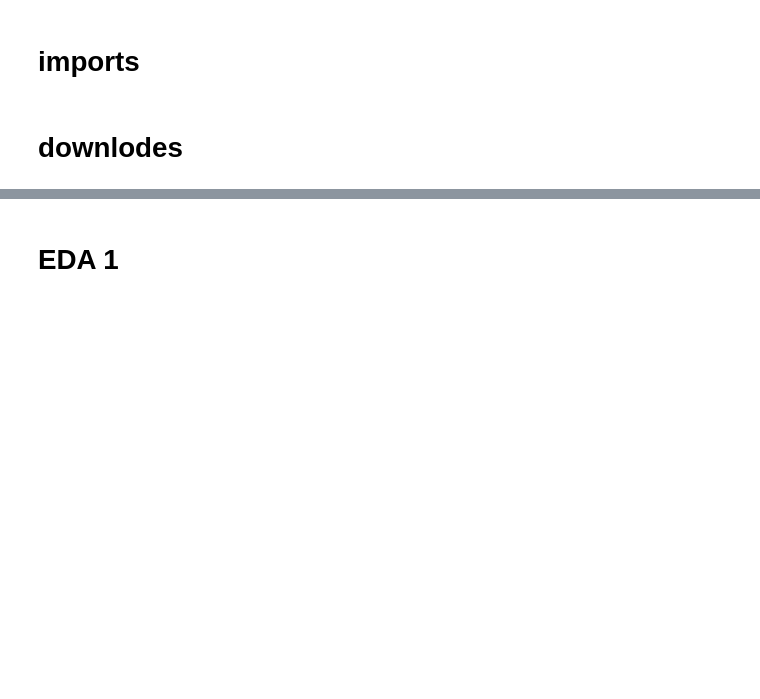
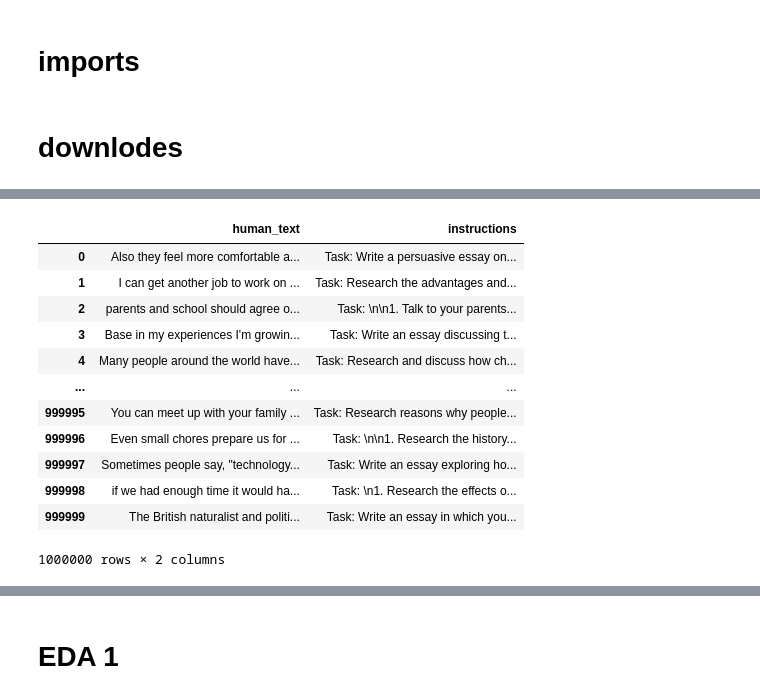
Before and after one commit to BenGaistAI/ai_detection, a Jupyter notebook: main_notebook.ipynb, the cells around one changed output, grey strips where cells are left out. Drawn from its saved outputs; the diff is of its cells as text; code cells hidden in the pictures; blank space fills up the shorter version.

```diff
--- a/main_notebook.ipynb
+++ b/main_notebook.ipynb
@@ -54,0 +106,17 @@ nltk.download("averaged_perceptron_tagger_eng")
+# %%
+new_data= new_data[['human_text','instructions']]
+new_data
+# %% [output]
+|  | human_text | instructions |
+| 0 | Also they feel more comfortable a... | Task: Write a persuasive essay on... |
+| 1 | I can get another job to work on ... | Task: Research the advantages and... |
+| 2 | parents and school should agree o... | Task: \n\n1. Talk to your parents... |
+| 3 | Base in my experiences I'm growin... | Task: Write an essay discussing t... |
+| 4 | Many people around the world have... | Task: Research and discuss how ch... |
+| ... | ... | ... |
+| 999995 | You can meet up with your family ... | Task: Research reasons why people... |
+| 999996 | Even small chores prepare us for ... | Task: \n\n1. Research the history... |
+| 999997 | Sometimes people say, "technology... | Task: Write an essay exploring ho... |
+| 999998 | if we had enough time it would ha... | Task: \n1. Research the effects o... |
+| 999999 | The British naturalist and politi... | Task: Write an essay in which you... |
+1000000 rows × 2 columns
```
Also changed, not shown: parts of 14 cells of this notebook.
